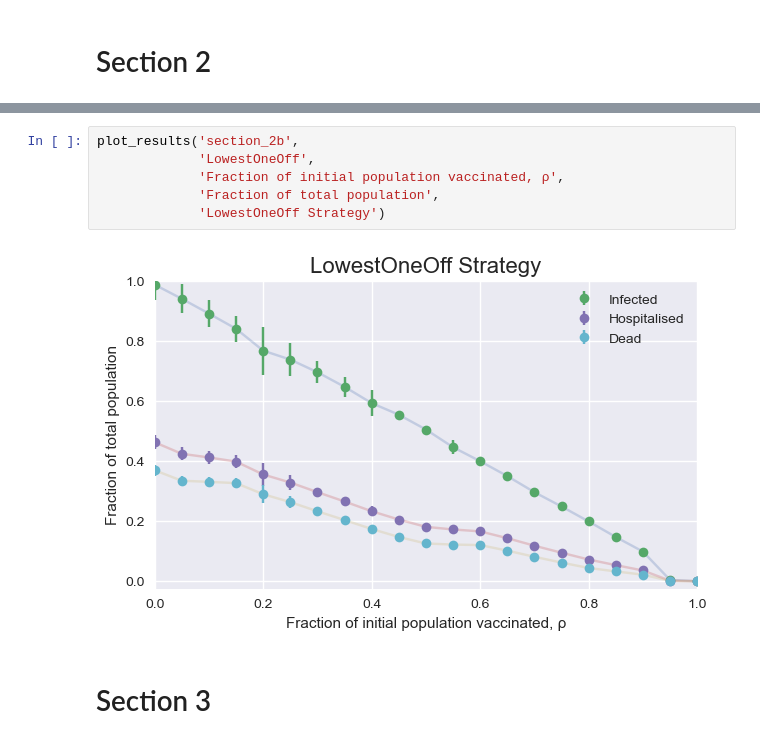
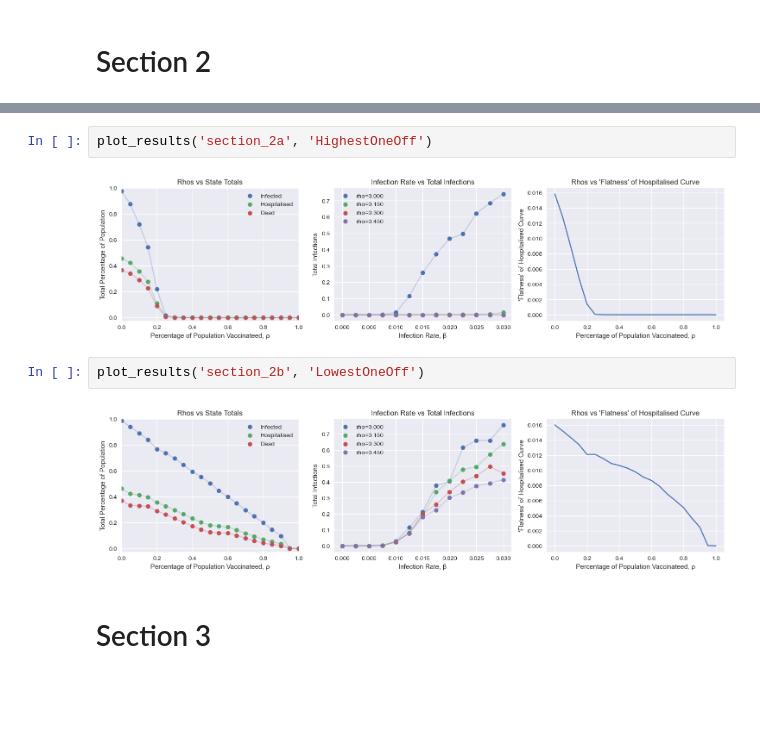
Before and after one commit to lucaswarwick02/Part-III-Individual-Project, a Jupyter notebook: notebooks/results_1.ipynb, the cells around one changed output, grey strips where cells are left out. Saved outputs shown, nothing was run; the diff lists cells and outputs as text; blank space fills up the shorter version.

```diff
--- a/notebooks/results_1.ipynb
+++ b/notebooks/results_1.ipynb
@@ -97,10 +128,10 @@ plot_results('section_2a',
-# %%
-plot_results('section_2b',
-             'LowestOneOff',
-             'Fraction of initial population vaccinated, ρ',
-             'Fraction of total population',
-             'LowestOneOff Strategy')
-# %% [output]
-[figure, removed]
+# %%
+plot_results('section_2a', 'HighestOneOff')
+# %% [output]
+[figure, added]
+# %%
+plot_results('section_2b', 'LowestOneOff')
+# %% [output]
+[figure, added]
 # %% [markdown]
 # Section 3
```
Also changed, not shown: parts of 11 cells of this notebook, 34 other files.
